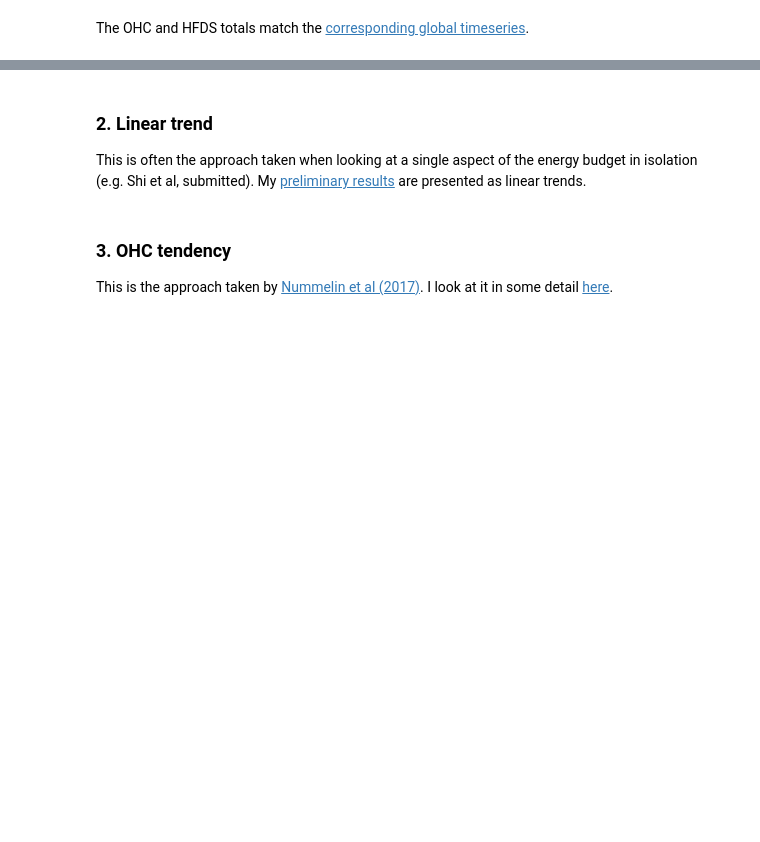
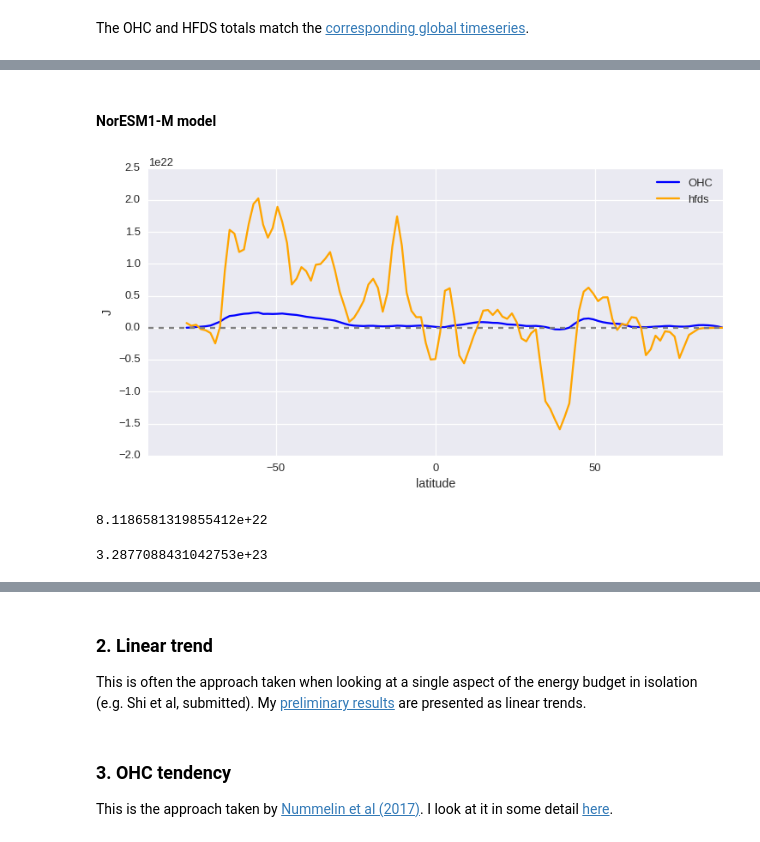
Before and after one commit to DamienIrving/ocean-analysis, a Jupyter notebook: development/energy_budget_in_one_plot.ipynb, the cells around one changed output, grey strips where cells are left out. Saved outputs shown, nothing was run; the diff lists cells and outputs as text; code cells hidden in the pictures; blank space fills up the shorter version.

```diff
--- a/development/energy_budget_in_one_plot.ipynb
+++ b/development/energy_budget_in_one_plot.ipynb
@@ -143,0 +163,16 @@ hfbasin.data.sum()
+# %% [markdown]
+#### NorESM1-M model
+# %%
+hfds_anomaly, ohc_anomaly, hfbasin_anomaly, hfbasin_inferred = get_data('NorESM1-M')
+# %%
+plot_uptake_storage(ohc_anomaly, hfds_anomaly)
+# %% [output]
+[figure, added]
+# %%
+ohc_anomaly[-1, ::].data.sum()
+# %% [output]
+8.1186581319855412e+22
+# %%
+hfds_anomaly[-1, ::].data.sum()
+# %% [output]
+3.2877088431042753e+23
```
Also changed, not shown: parts of 24 cells of this notebook, 2 other files.
